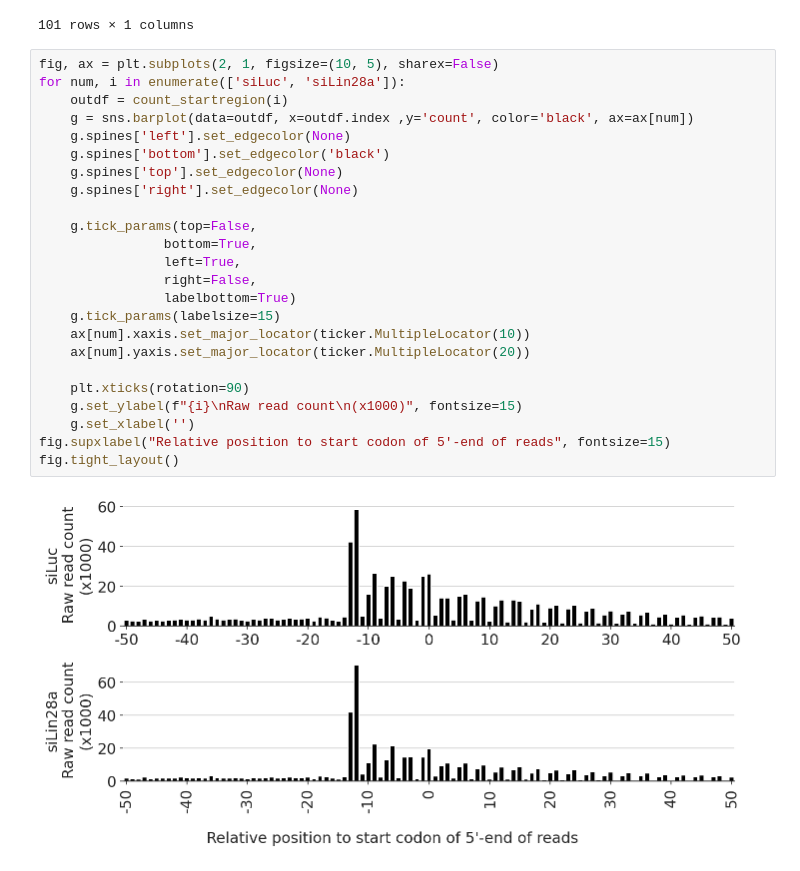
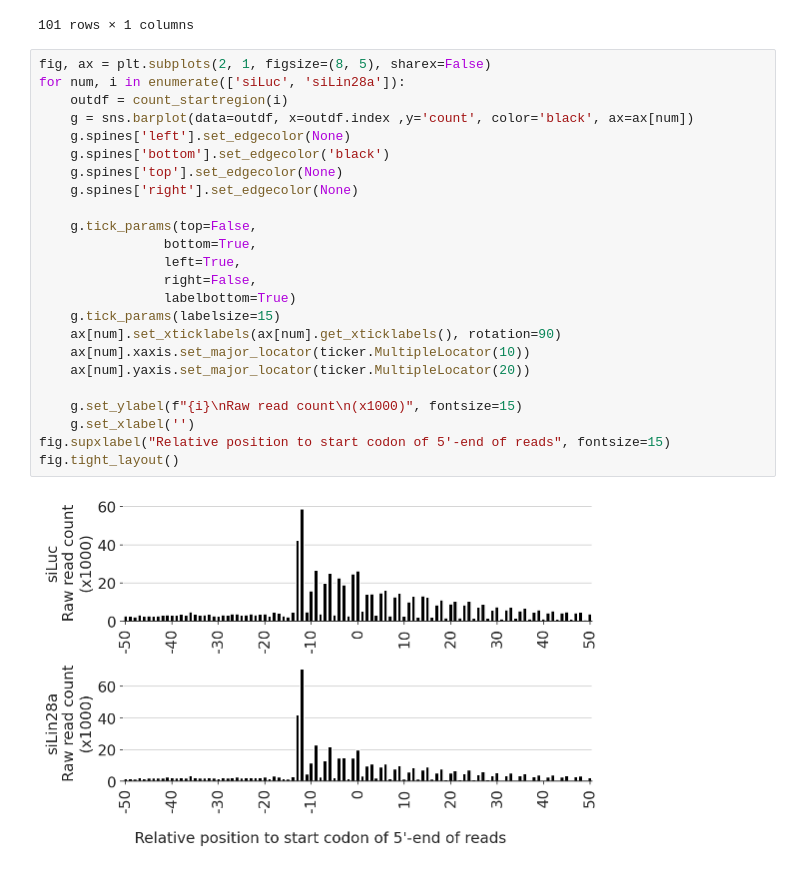
Before and after one commit to junsoopablo/bioinfo2_project, a Jupyter notebook: 02_termproj.ipynb, the cells around one changed output. Saved outputs shown, nothing was run; the diff lists cells and outputs as text.

```diff
--- a/02_termproj.ipynb
+++ b/02_termproj.ipynb
@@ -228,28 +228,28 @@ siLuc_df
 | 50 | 3.760 |
 101 rows × 1 columns
 # %%
-fig, ax = plt.subplots(2, 1, figsize=(10, 5), sharex=False)
+fig, ax = plt.subplots(2, 1, figsize=(8, 5), sharex=False)
 for num, i in enumerate(['siLuc', 'siLin28a']):
     outdf = count_startregion(i)
     g = sns.barplot(data=outdf, x=outdf.index ,y='count', color='black', ax=ax[num])
     g.spines['left'].set_edgecolor(None)
     g.spines['bottom'].set_edgecolor('black')
     g.spines['top'].set_edgecolor(None)
     g.spines['right'].set_edgecolor(None)
 
     g.tick_params(top=False,
                 bottom=True,
                 left=True,
                 right=False,
                 labelbottom=True)
     g.tick_params(labelsize=15)
+    ax[num].set_xticklabels(ax[num].get_xticklabels(), rotation=90)
     ax[num].xaxis.set_major_locator(ticker.MultipleLocator(10))
     ax[num].yaxis.set_major_locator(ticker.MultipleLocator(20))
 
-    plt.xticks(rotation=90)
     g.set_ylabel(f"{i}\nRaw read count\n(x1000)", fontsize=15)
     g.set_xlabel('')
 fig.supxlabel("Relative position to start codon of 5'-end of reads", fontsize=15)
 fig.tight_layout()
 # %% [output]
-[figure, old version]
+[figure, new version]
```
Also changed, not shown: parts of 1 cell of this notebook.
